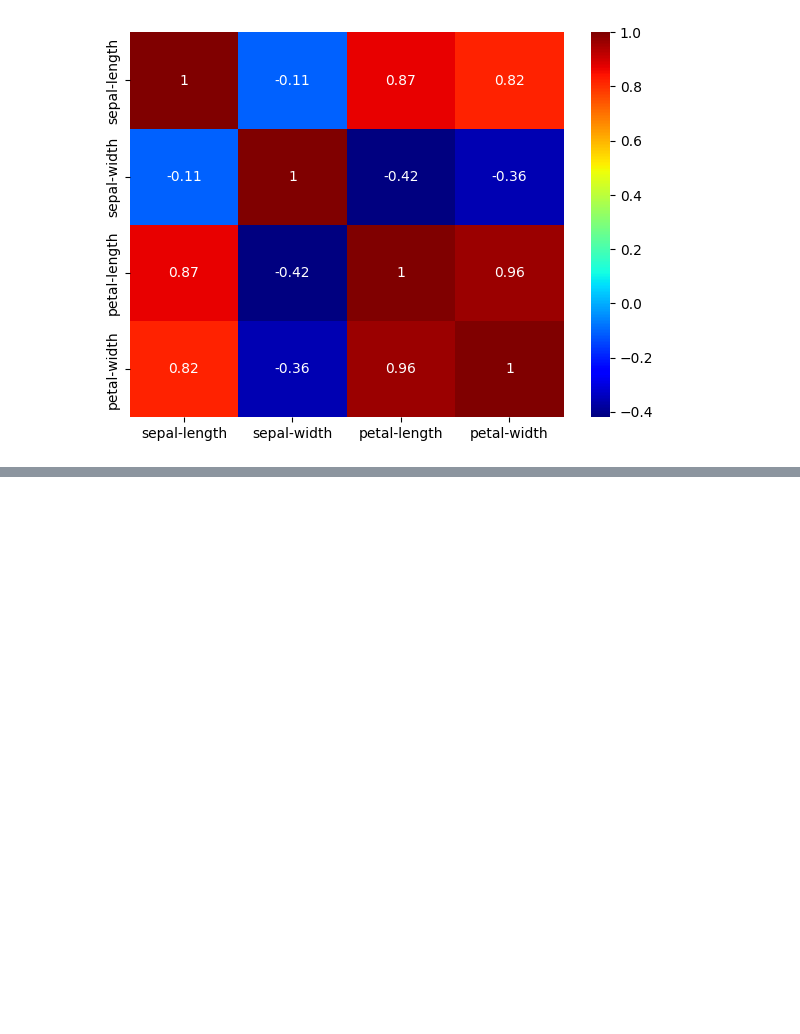
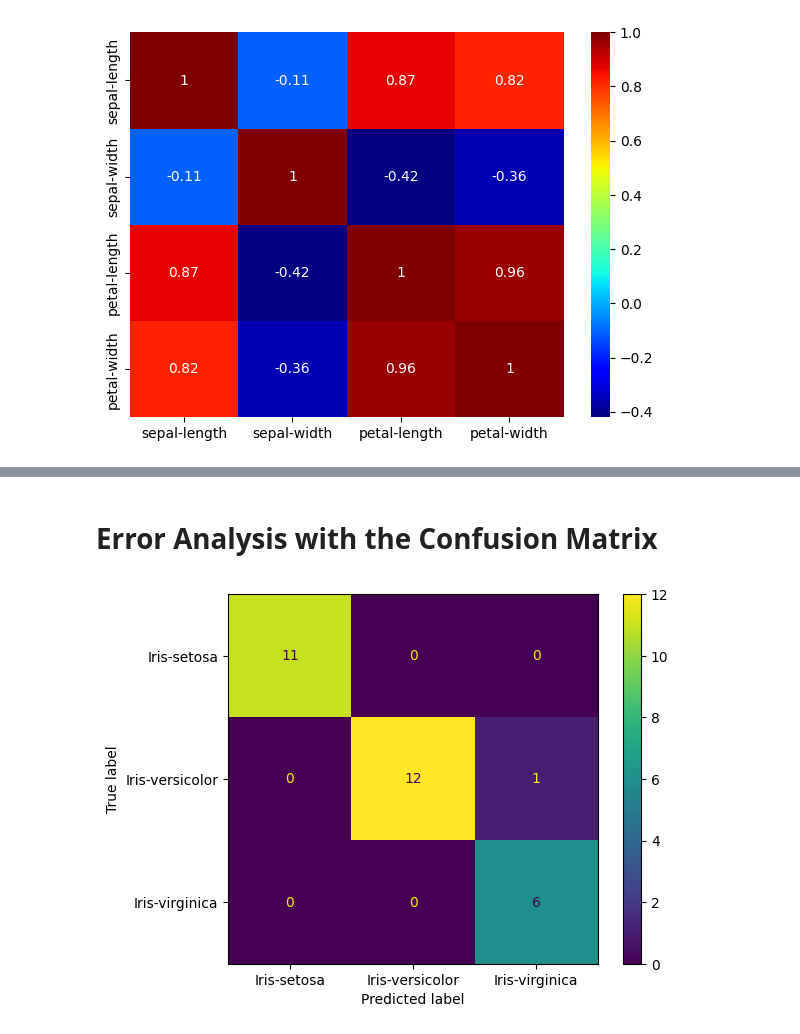
Before and after one commit to PoornaManujaya/Machine-Learning-Begginer-, a Jupyter notebook: Iris_Flowers_Classification.ipynb, the cells around one changed output, grey strips where cells are left out. Drawn from its saved outputs; the diff is of its cells as text; code cells hidden in the pictures; blank space fills up the shorter version.

```diff
--- a/Iris_Flowers_Classification.ipynb
+++ b/Iris_Flowers_Classification.ipynb
@@ -112,0 +115,7 @@ plt.show()
+# %%
+X = dataset.drop(['class'], axis = 1)
+y = dataset['class']
+print(f'X shape: {X.shape} | y shape: {y.shape}')
+
+from sklearn.model_selection import train_test_split
+X_train, X_test, y_train, y_test = train_test_split(X,y, test_size=0.20, random_state=1)
@@ -112,0 +126,4 @@ plt.show()
+# %%
+from sklearn.svm import SVC
+svn = SVC()
+svn.fit(X_train, y_train)
@@ -112,0 +135,7 @@ plt.show()
+# %%
+# Model evaluation
+# Predict from the test dataset
+predictions = svn.predict(X_test)
+# calculate the accuracy
+from sklearn.metrics import accuracy_score
+accuracy_score (y_test, predictions)
@@ -112,0 +159,12 @@ plt.show()
+# %% [markdown]
+# Error Analysis with the Confusion Matrix
+# %%
+import matplotlib.pyplot as plt
+from sklearn.metrics import confusion_matrix, ConfusionMatrixDisplay
+
+cm=confusion_matrix(y_test, predictions, labels=svn.classes_)
+disp=ConfusionMatrixDisplay(confusion_matrix=cm,display_labels=svn.classes_)
+disp.plot()
+plt.show()
+# %% [output]
+[figure, added]
```
Also changed, not shown: parts of 11 cells of this notebook.
